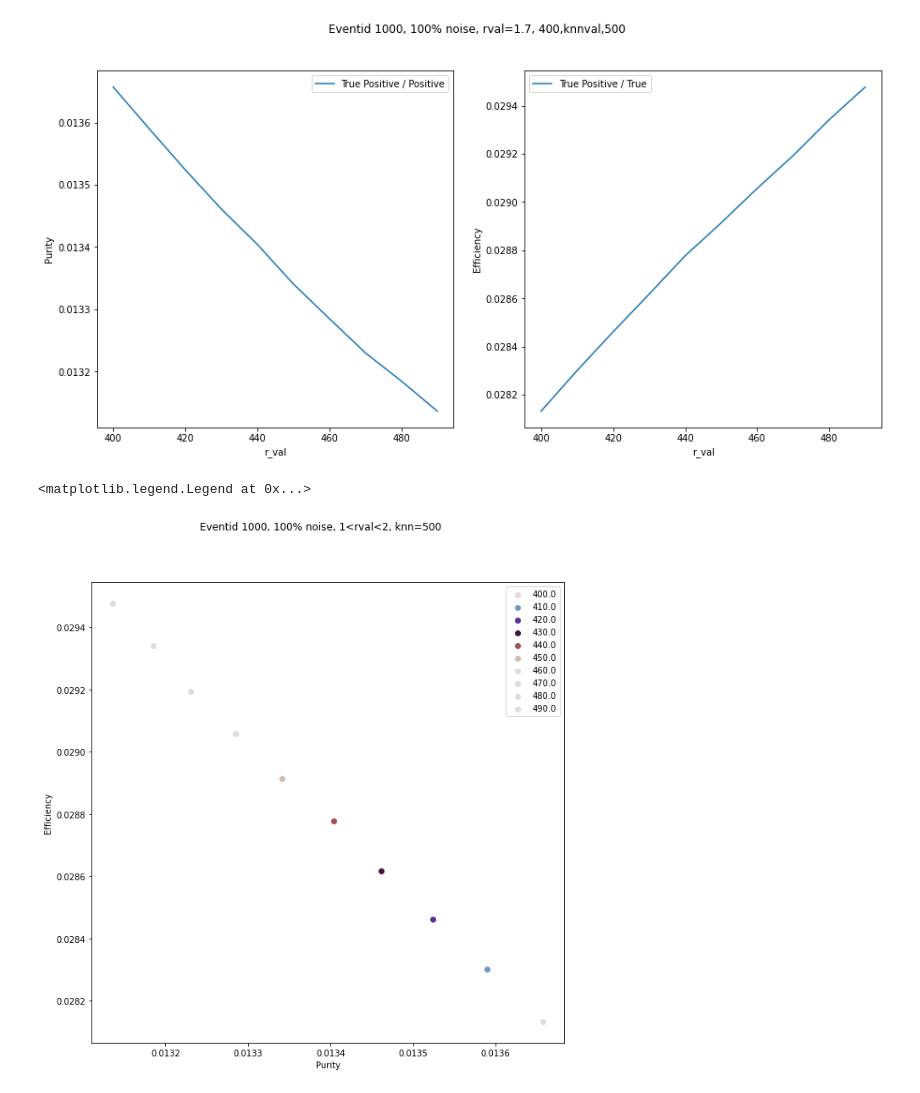
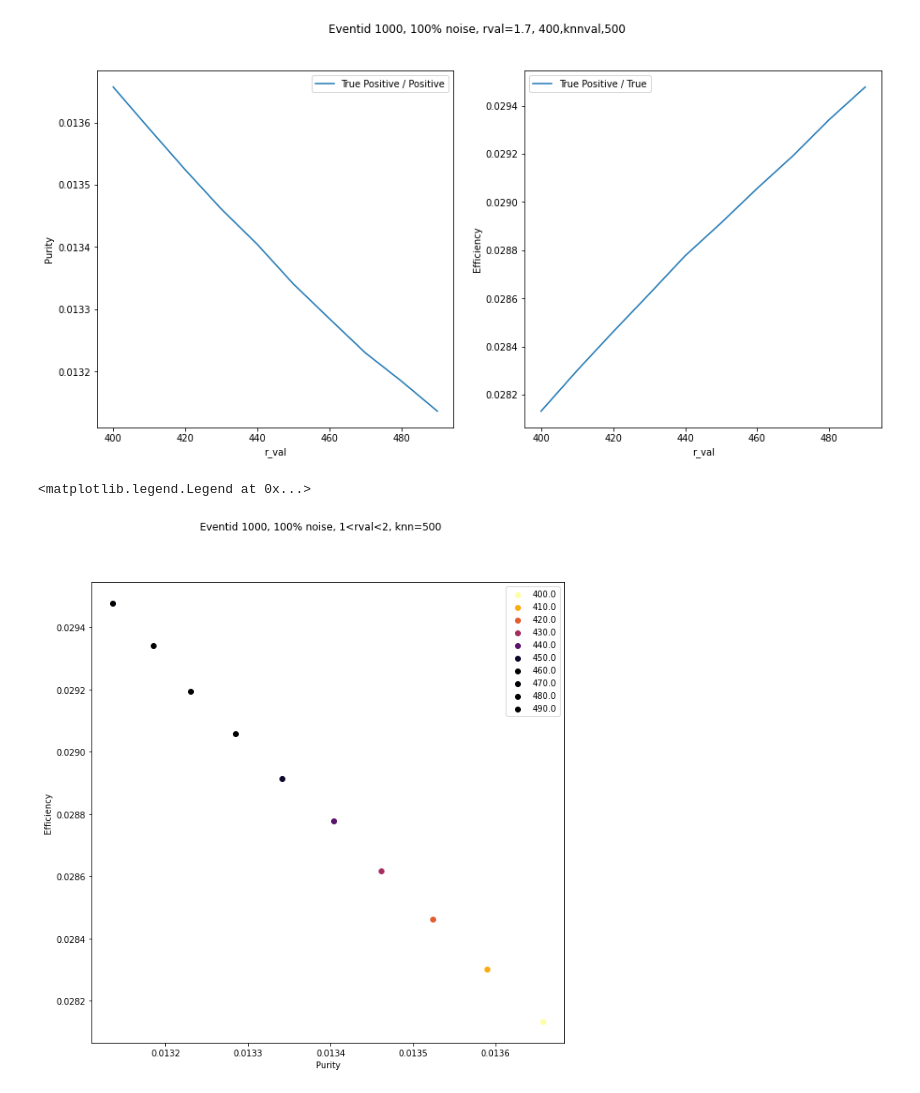
Before and after one commit to caditi97/exatrkx-iml2020, a Jupyter notebook: notebooks/inference_study.ipynb, the cells around one changed output. Saved outputs shown, nothing was run; the diff lists cells and outputs as text; code cells hidden in the pictures.

```diff
--- a/notebooks/inference_study.ipynb
+++ b/notebooks/inference_study.ipynb
@@ -221,7 +221,7 @@ ax2.legend()
 # %%
 fig2, ax = plt.subplots(figsize=(10,10))
 fig2.suptitle(f'Eventid 1000, All noise, rval=1.7, knn=500')
-colors = cm.twilight(np.linspace(0,5))
+colors = cm.inferno_r(np.linspace(0,5))
 for i,noise in enumerate(noise_keep):
     ax.scatter(p_all[i],e_all[i], color = colors[i], label = noise)
 ax.set_xlabel('Purity')
@@ -311,7 +311,7 @@ ax2.legend()
 fig4, ax = plt.subplots(figsize=(10,10))
 fig4.suptitle(f'Eventid {evtid}, 100% noise, 1<rval<2, knn=500')
 n = len(p_val)-1
-colors = cm.twilight(np.linspace(0,n))
+colors = cm.inferno_r(np.linspace(0,n))
 for i,val in enumerate(rvals):
     ax.scatter(p_val[i],e_val[i], color = colors[i], label = f'{val:.1f}')
 ax.set_xlabel('Purity')
@@ -348,13 +348,13 @@ ax2.legend()
 # %%
 fig6, ax = plt.subplots(figsize=(10,10))
 fig6.suptitle(f'Eventid {evtid}, 100% noise, 1<rval<2, knn=500')
 n = len(p_kval)-1
-colors = cm.twilight(np.linspace(0,n))
+colors = cm.inferno_r(np.linspace(0,n))
 for i,val in enumerate(step):
     ax.scatter(p_kval[i],e_kval[i], color = colors[i], label = f'{val:.1f}')
 ax.set_xlabel('Purity')
 ax.set_ylabel('Efficiency')
 ax.legend()
 # %% [output]
 <matplotlib.legend.Legend at 0x...>
-[figure, old version]
+[figure, new version]
```
Also changed, not shown: parts of 2 cells of this notebook.
